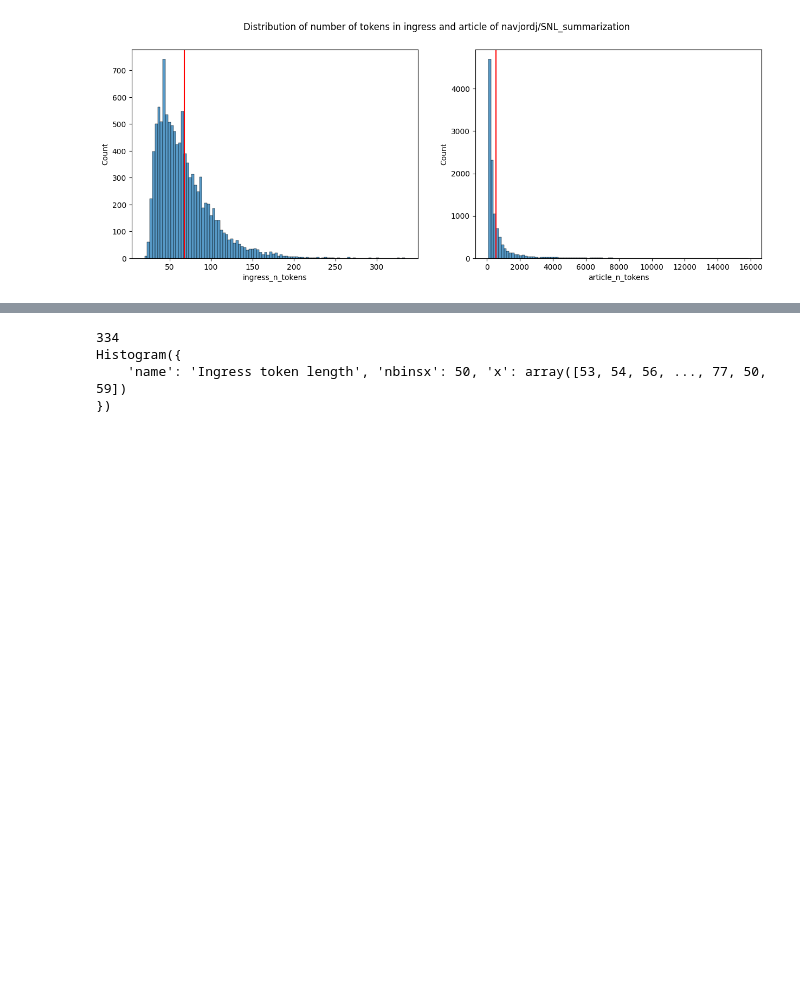
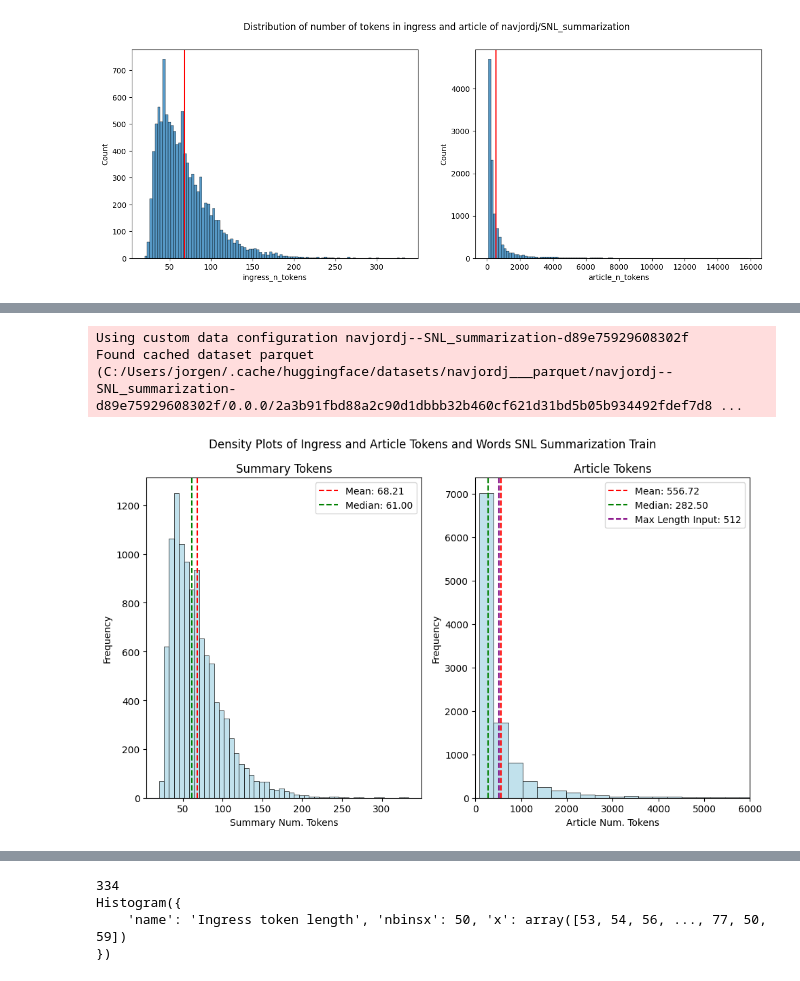
Before and after one commit to navjordj/Master-Norwegian-Abstractive-Summarization, a Jupyter notebook: data_exploration/SNLExploration.ipynb, the cells around one changed output, grey strips where cells are left out. Cells and saved outputs as stored; diff of their text form; code cells hidden in the pictures; blank space fills up the shorter version.

```diff
--- a/data_exploration/SNLExploration.ipynb
+++ b/data_exploration/SNLExploration.ipynb
@@ -192,3 +174,64 @@ plt.show()
+# %%
+def tokenize(text):
+    return tokenizer1(text).input_ids
+
+dataset = load_dataset("navjordj/SNL_summarization")
+
+data = dataset["train"]
+df = data.to_pandas()
+
+df["ingress_length"] = df["ingress"].str.len()
+df["article_length"] = df["article"].str.len()
+
+# Add two columns to train_df with the number of characters in the ingress and article
+df["ingress_tokens"] = df["ingress"].apply(tokenize)
+df["article_tokens"] = df["article"].apply(tokenize)
+
+# Add two columns to train_df with the number of characters in the ingress and article
+df["ingress_n_tokens"] = df["ingress_tokens"].apply(len)
+df["article_n_tokens"] = df["article_tokens"].apply(len)
+
+data1 = df["ingress_n_tokens"]
+data2 = df["article_n_tokens"]
+# %% [output]
+Using custom data configuration navjordj--SNL_summarization-d89e75929608302f
+Found cached dataset parquet (C:/Users/jorgen/.cache/huggingface/datasets/navjordj___parquet/navjordj--SNL_summarization-d89e75929608302f/0.0.0/2a3b91fbd88a2c90d1dbbb32b460cf621d31bd5b05b934492fdef7d8 ...
+# %%
+
+
+mean1, median1 = np.mean(data1), np.median(data1)
+mean2, median2 = np.mean(data2), np.median(data2)
+
+medians = [np.median(data) for data in [data1, data2]]
+means = [np.mean(data) for data in [data1, data2]]
+
+fig, axes = plt.subplots(1, 2, figsize=(10, 6))
+fig.suptitle("Density Plots of Ingress and Article Tokens and Words SNL Summarization Train")
+
+hist_data = [data1, data2]
+titles = ["Summary Tokens", "Article Tokens"]
+
+for i, (data, mean, median, title) in enumerate(zip(hist_data, means, medians, titles)):
+    row, col = divmod(i, 2)
+
+    sns.histplot(ax=axes[i], data=data, bins=BINS, kde=False, color="lightblue")
+    axes[i].axvline(mean, color="red", linestyle="--", label=f"Mean: {mean:.2f}")
+    axes[i].axvline(median, color="green", linestyle="--", label=f"Median: {median:.2f}")
+    if "Tokens" in title:
+        if "Article" in title:
+            axes[i].axvline(512, color="purple", linestyle="--", label=f"Max Length Input: 512")
+    axes[i].set_title(title)
+    axes[i].legend()
+
+# Set x and y axis labels
+axes[0].set(xlabel="Summary Num. Tokens", ylabel="Frequency")
+axes[1].set(xlabel="Article Num. Tokens", ylabel="Frequency", xlim=(0,6000))
+
+plt.tight_layout()
+plt.savefig(f"{dataset_name.split('/')[-1]}_{split}_distribution.png")
+plt.show()
+# %% [output]
+[figure, added]
 # %%
 from google.colab import files
 # %%
```
Also changed, not shown: parts of 10 cells of this notebook, 51 other files.
